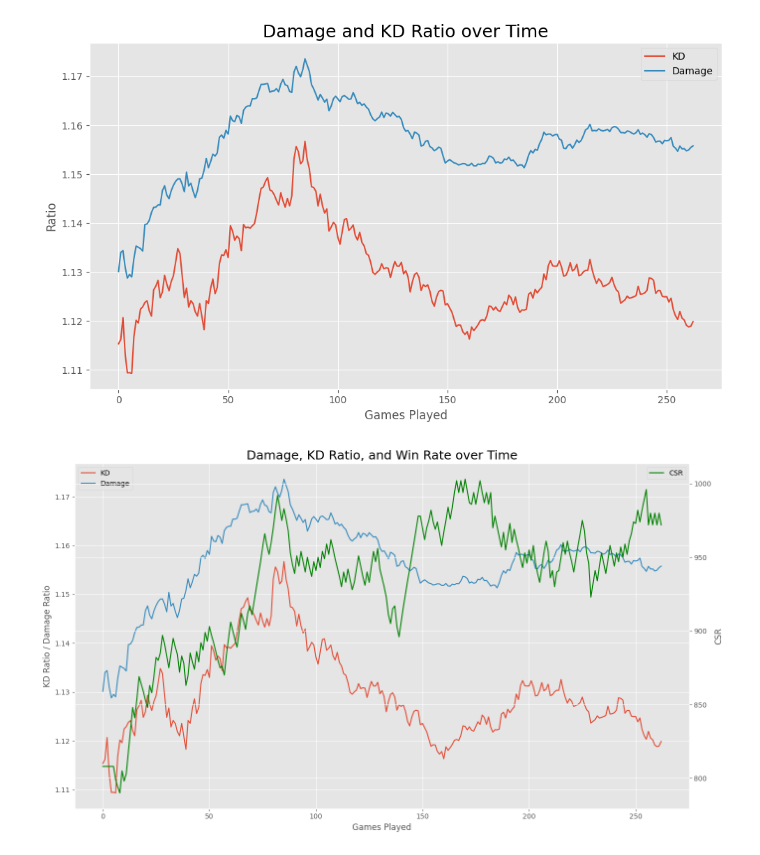
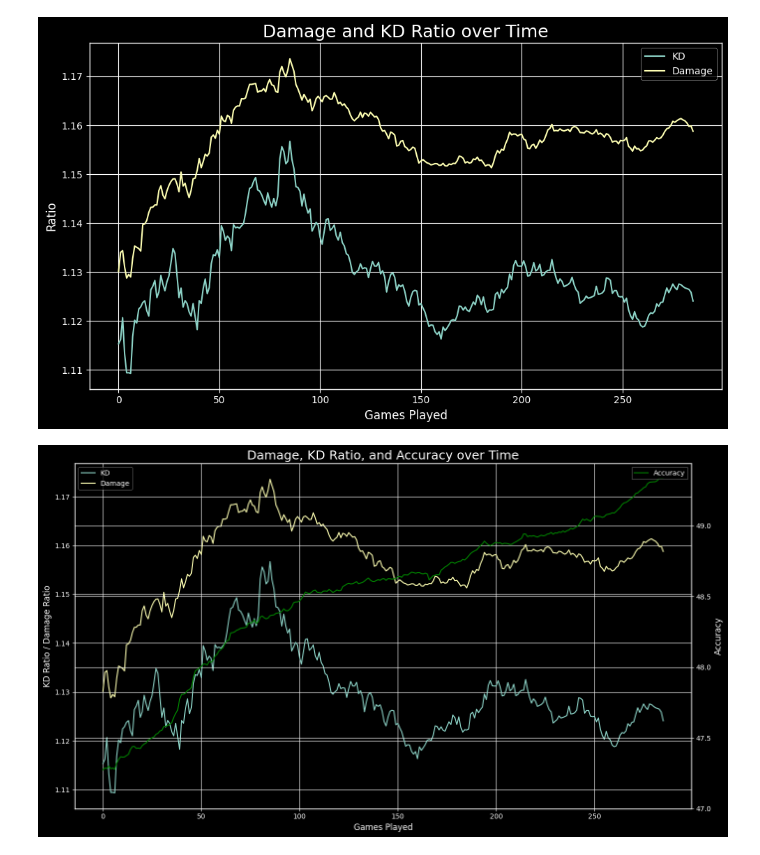
Before and after one commit to palmerac/Halo, a Jupyter notebook: halo.ipynb, the cells around one changed output. Cells and saved outputs as stored; diff of their text form; code cells hidden in the pictures.

```diff
--- a/halo.ipynb
+++ b/halo.ipynb
@@ -4,11 +4,11 @@ import numpy as np
 import matplotlib.pyplot as plt
 import seaborn as sns
 
-plt.style.use('ggplot')
+plt.style.use('dark_background')
 import warnings
 warnings.filterwarnings('ignore')
 # %%
-df = pd.read_csv('earl694412-infinite-matchhistory1127.csv')
+df = pd.read_csv('earl694412-infinite-matchhistory.csv')
 df.info()
 # %% [output]
 <class 'pandas.core.frame.DataFrame'>
@@ -41,6 +41,7 @@ df['ExcessKills'] = df['Kills'] - df['ExpectedKills']
 df['ExcessDeaths'] = df['ExpectedDeaths'] - df['Deaths']
 df['LifetimeKD'] = df['Kills'].cumsum() / df['Deaths'].cumsum()
 df['LifetimeDmgRatio'] = df['DamageDone'].cumsum() / df['DamageTaken'].cumsum()
+df['LifetimeAcc'] = df['ShotsLanded'].cumsum() / df['ShotsFired'].cumsum() * 100
 
 df = df.drop(['Player', 'MatchId', 'Input', 'Queue', 'Mmr'],axis=1)
 dfr = df[df['Date']> '2023-01-01']
@@ -122,25 +117,27 @@ plt.tight_layout()
 plt.savefig('Plots/DamKDRatios.png', dpi=300)
 plt.show()
 # %% [output]
-[figure, old version]
+[figure, new version]
 # %%
 # Smooth the LifetimeWinRate using a 10-game moving average
 # dfr['SmoothedWinRate'] = dfr['LifetimeWinRate'].rolling(window=15).mean()
 
 plt.figure(figsize=(14,8))
 ax1 = plt.gca()
 ax2 = ax1.twinx()
 ax1.plot(dfr['LifetimeKD'], label='KD' )
 ax1.plot(dfr['LifetimeDmgRatio'], label='Damage')
-ax2.plot(dfr['Csr'], color='green', label='CSR')
-ax1.set_title('Damage, KD Ratio, and Win Rate over Time', fontsize=18)
+ax2.plot(dfr['LifetimeAcc'], color='green', label='Accuracy')
+ax1.set_title('Damage, KD Ratio, and Accuracy over Time', fontsize=18)
 ax1.set_xlabel('Games Played')
 ax1.set_ylabel('KD Ratio / Damage Ratio')
-ax2.set_ylabel('CSR')
+ax2.set_ylabel('Accuracy')
+max_y_value = df['LifetimeAcc'].max()
+ax2.set_yticks(np.arange(47, max_y_value, 0.5))
 ax1.legend(loc='upper left')
 ax2.legend(loc='upper right')
 plt.tight_layout()
-plt.savefig('Plots/DamKDRatiosCsr.png', dpi=300)
+plt.savefig('Plots/DamKDRatiosAcc.png', dpi=300)
 plt.show()
 # %% [output]
-[figure, old version]
+[figure, new version]
```
Also changed, not shown: parts of 16 cells of this notebook, 14 other files.
